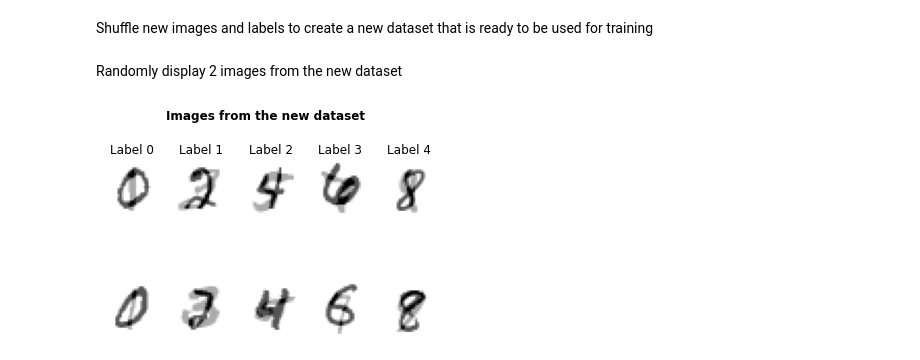
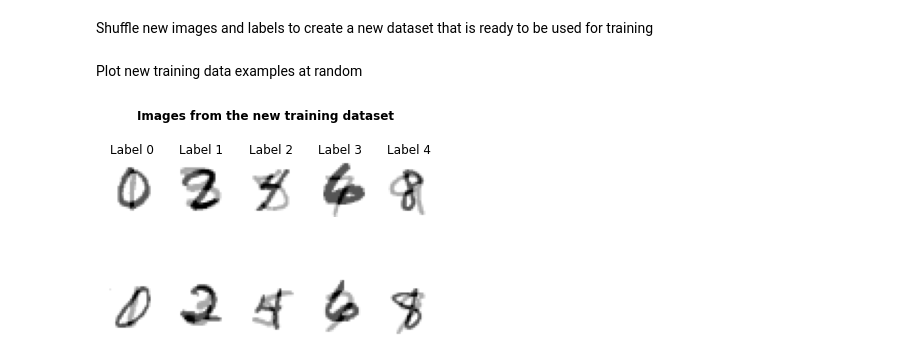
Before and after one commit to diegosol127/CSCE-636-Deep-Learning, a Jupyter notebook: Homework/CSCE_636_HW03_Sol.ipynb, the cells around one changed output. Drawn from its saved outputs; the diff is of its cells as text; code cells hidden in the pictures.

Commit message:
HW03 create and train the model

```diff
--- a/Homework/CSCE_636_HW03_Sol.ipynb
+++ b/Homework/CSCE_636_HW03_Sol.ipynb
@@ -99,21 +105,21 @@ train_images_NEW = np.asarray(train_images_unzip)
 train_labels_NEW = np.asarray(train_labels_unzip)
 test_images_NEW = np.asarray(test_images_unzip)
 test_labels_NEW = np.asarray(test_labels_unzip)
-# %% [markdown]
-Randomly display 2 images from the new dataset
+# %% [markdown]
+Plot new training data examples at random
 # %%
-# create figure
-fig,axs = plt.subplots(2,5)
+# create figure for training data
+fig1,axs1 = plt.subplots(2,5)
 
 # figure title
-fig.suptitle("Images from the new dataset", fontweight="bold")
+fig1.suptitle("Images from the new training dataset", fontweight="bold")
 
 # plot the new images
 for ii in range(5):
-  axs[0,ii].set_title(f"Label {ii}")
+  axs1[0,ii].set_title(f"Label {ii}")
 
   for jj in range(2):
-    axs[jj,ii].imshow(train_images_NEW[np.random.choice(np.where(train_labels_NEW==ii)[0])], cmap=plt.cm.binary)
-    axs[jj,ii].axis("off")
+    axs1[jj,ii].imshow(train_images_NEW[np.random.choice(np.where(train_labels_NEW==ii)[0])], cmap=plt.cm.binary)
+    axs1[jj,ii].axis("off")
 # %% [output]
-[figure, old version]
+[figure, new version]
```
Also changed, not shown: parts of 11 cells of this notebook.
